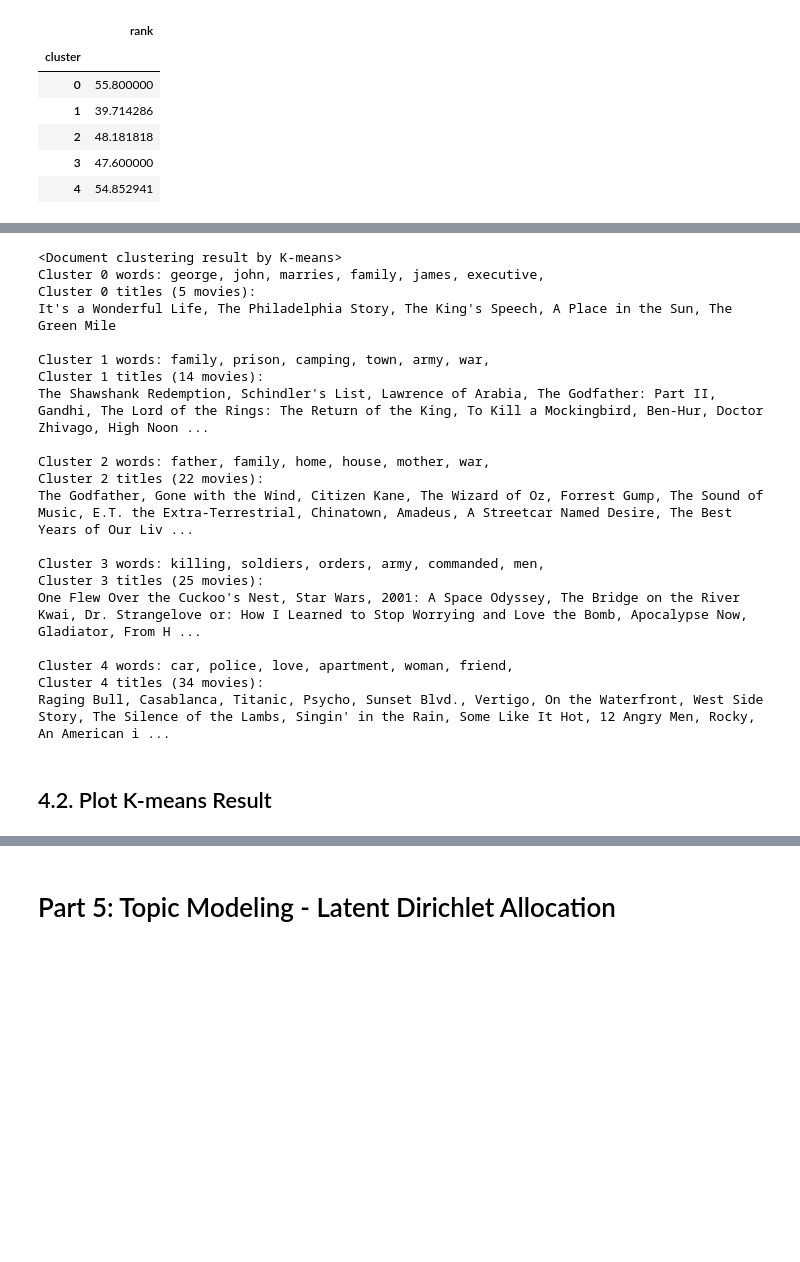
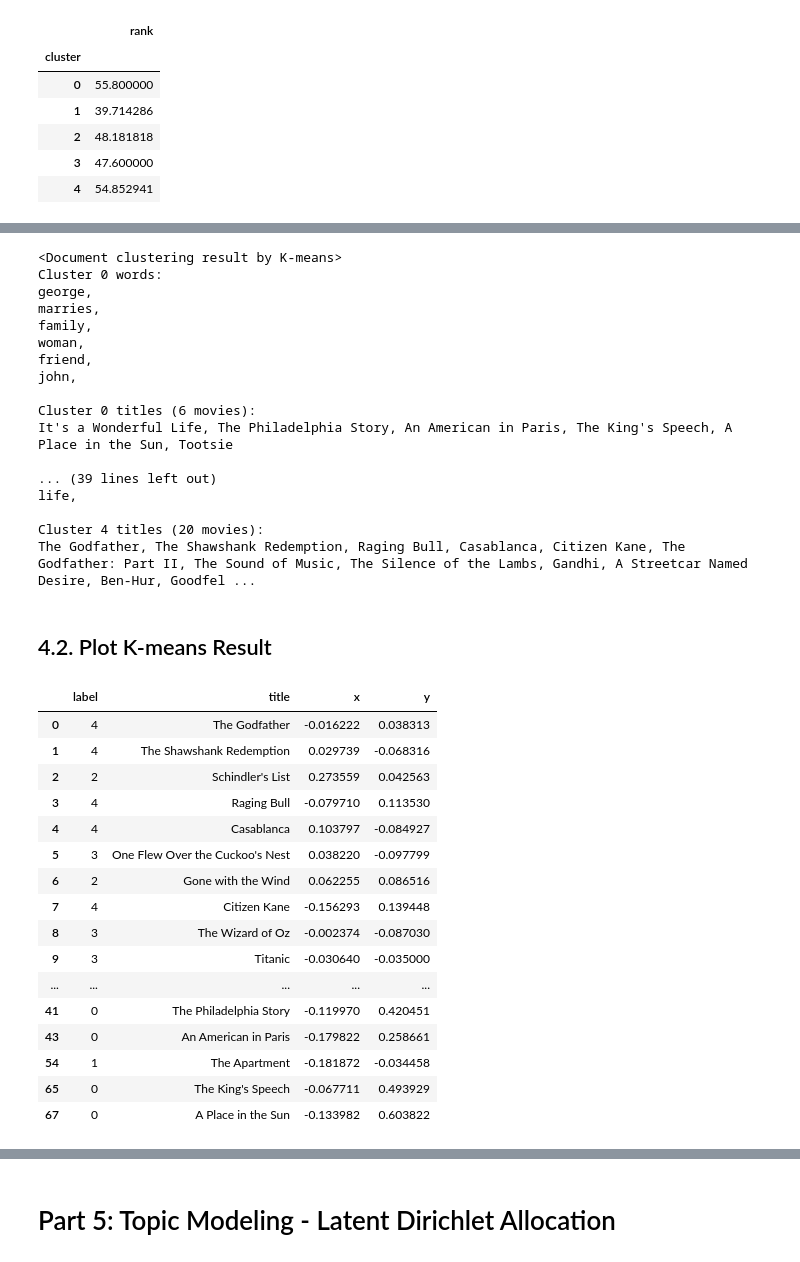
Before and after one commit to yw778/ml_model_lai, a Jupyter notebook: ml_lai/Unsupervised Learning Project.ipynb, the cells around one changed output, grey strips where cells are left out. Cells and saved outputs as stored; diff of their text form; code cells hidden in the pictures; blank space fills up the shorter version.

```diff
--- a/ml_lai/Unsupervised Learning Project.ipynb
+++ b/ml_lai/Unsupervised Learning Project.ipynb
@@ -228,5 +306,5 @@ Average rank (1 to 100) per cluster:
 # %%
-print "<Document clustering result by K-means>"
+print ("<Document clustering result by K-means>")
 
 #km.cluster_centers_ denotes the importances of each items in centroid.
 #We need to sort it in decreasing-order and get the top k items.
@@ -234,39 +312,36 @@ order_centroids = km.cluster_centers_.argsort()[:, ::-1]
 
 Cluster_keywords_summary = {}
 for i in range(num_clusters):
-    print "Cluster " + str(i) + " words:" ,
+    print ("Cluster " + str(i) + " words:" ,)
     Cluster_keywords_summary[i] = []
     for ind in order_centroids[i, :6]: #replace 6 with n words per cluster
         Cluster_keywords_summary[i].append(vocab_frame_dict[tf_selected_words[ind]])
-        print vocab_frame_dict[tf_selected_words[ind]] + ",",
-    print
+        print (vocab_frame_dict[tf_selected_words[ind]] + ",",)
+    print ()
     #Here ix means index, which is the clusterID of each item.
     #Without tolist, the values result from dataframe is <type 'numpy.ndarray'>
     cluster_movies = frame.ix[i]['title'].values.tolist()
-    print "Cluster " + str(i) + " titles (" + str(len(cluster_movies)) + " movies): "
-    print ", ".join(cluster_movies)
-    print
+    print ("Cluster " + str(i) + " titles (" + str(len(cluster_movies)) + " movies): " )
+    print (", ".join(cluster_movies))
+    print ()
 # %% [output]
 <Document clustering result by K-means>
-Cluster 0 words: george, john, marries, family, james, executive,
-Cluster 0 titles (5 movies):
-It's a Wonderful Life, The Philadelphia Story, The King's Speech, A Place in the Sun, The Green Mile
+Cluster 0 words:
+george,
+marries,
+family,
+woman,
+friend,
+john,
 
-Cluster 1 words: family, prison, camping, town, army, war,
-Cluster 1 titles (14 movies):
-The Shawshank Redemption, Schindler's List, Lawrence of Arabia, The Godfather: Part II, Gandhi, The Lord of the Rings: The Return of the King, To Kill a Mockingbird, Ben-Hur, Doctor Zhivago, High Noon ...
+Cluster 0 titles (6 movies):
+It's a Wonderful Life, The Philadelphia Story, An American in Paris, The King's Speech, A Place in the Sun, Tootsie
 
-Cluster 2 words: father, family, home, house, mother, war,
-Cluster 2 titles (22 movies):
-The Godfather, Gone with the Wind, Citizen Kane, The Wizard of Oz, Forrest Gump, The Sound of Music, E.T. the Extra-Terrestrial, Chinatown, Amadeus, A Streetcar Named Desire, The Best Years of Our Liv ...
+... (39 lines left out)
+life,
 
-Cluster 3 words: killing, soldiers, orders, army, commanded, men,
-Cluster 3 titles (25 movies):
-One Flew Over the Cuckoo's Nest, Star Wars, 2001: A Space Odyssey, The Bridge on the River Kwai, Dr. Strangelove or: How I Learned to Stop Worrying and Love the Bomb, Apocalypse Now, Gladiator, From H ...
-
-Cluster 4 words: car, police, love, apartment, woman, friend,
-Cluster 4 titles (34 movies):
-Raging Bull, Casablanca, Titanic, Psycho, Sunset Blvd., Vertigo, On the Waterfront, West Side Story, The Silence of the Lambs, Singin' in the Rain, Some Like It Hot, 12 Angry Men, Rocky, An American i ...
+Cluster 4 titles (20 movies):
+The Godfather, The Shawshank Redemption, Raging Bull, Casablanca, Citizen Kane, The Godfather: Part II, The Sound of Music, The Silence of the Lambs, Gandhi, A Streetcar Named Desire, Ben-Hur, Goodfel ...
 # %% [markdown]
 ## 4.2. Plot K-means Result
 # %%
@@ -283,3 +358,25 @@ cluster_colors = {0: '#1b9e77', 1: '#d95f02', 2: '#7570b3', 3: '#e7298a', 4: '#6
 cluster_names = {}
 for i in range(num_clusters):
     cluster_names[i] = ", ".join(Cluster_keywords_summary[i])
+# %%
+df = pd.DataFrame(dict(x=xs, y=ys, label=clusters, title=titles))
+groups = df.groupby(clusters)
+groups.head()
+# %% [output]
+|  | label | title | x | y |
+| 0 | 4 | The Godfather | -0.016222 | 0.038313 |
+| 1 | 4 | The Shawshank Redemption | 0.029739 | -0.068316 |
+| 2 | 2 | Schindler's List | 0.273559 | 0.042563 |
+| 3 | 4 | Raging Bull | -0.079710 | 0.113530 |
+| 4 | 4 | Casablanca | 0.103797 | -0.084927 |
+| 5 | 3 | One Flew Over the Cuckoo's Nest | 0.038220 | -0.097799 |
+| 6 | 2 | Gone with the Wind | 0.062255 | 0.086516 |
+| 7 | 4 | Citizen Kane | -0.156293 | 0.139448 |
+| 8 | 3 | The Wizard of Oz | -0.002374 | -0.087030 |
+| 9 | 3 | Titanic | -0.030640 | -0.035000 |
+| ... | ... | ... | ... | ... |
+| 41 | 0 | The Philadelphia Story | -0.119970 | 0.420451 |
+| 43 | 0 | An American in Paris | -0.179822 | 0.258661 |
+| 54 | 1 | The Apartment | -0.181872 | -0.034458 |
+| 65 | 0 | The King's Speech | -0.067711 | 0.493929 |
+| 67 | 0 | A Place in the Sun | -0.133982 | 0.603822 |
```
Also changed, not shown: parts of 26 cells of this notebook.
